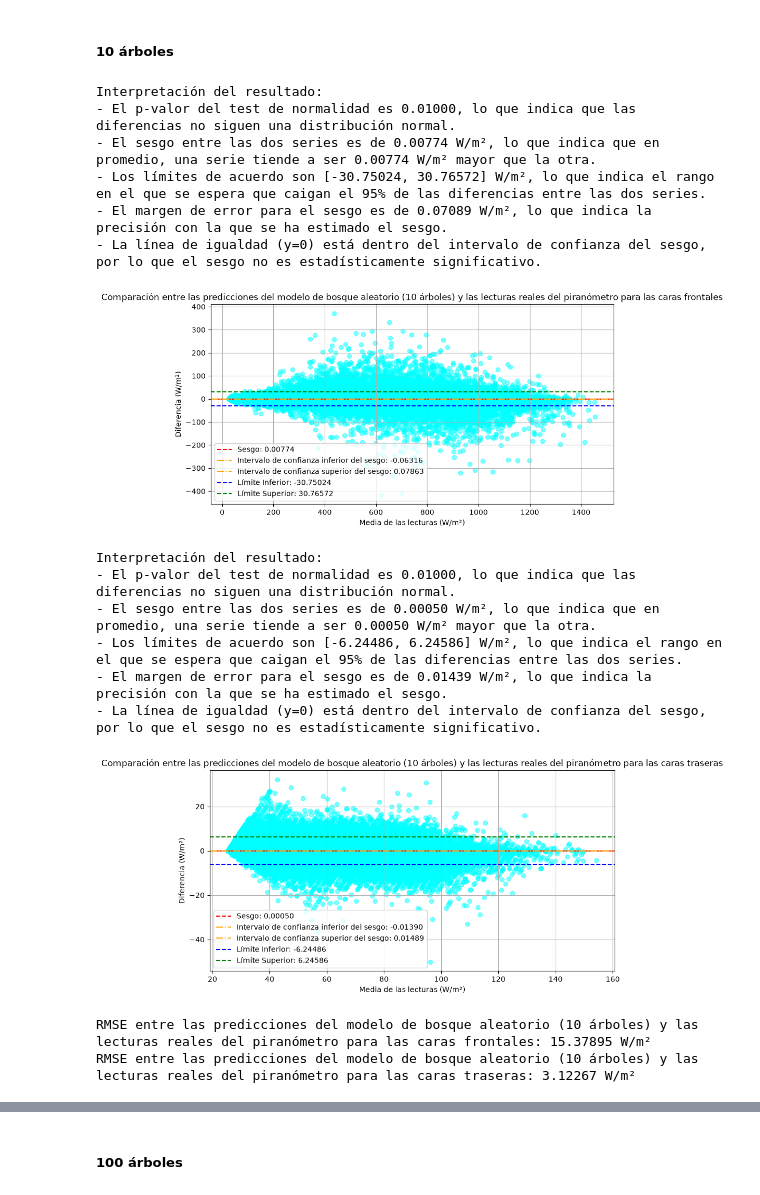
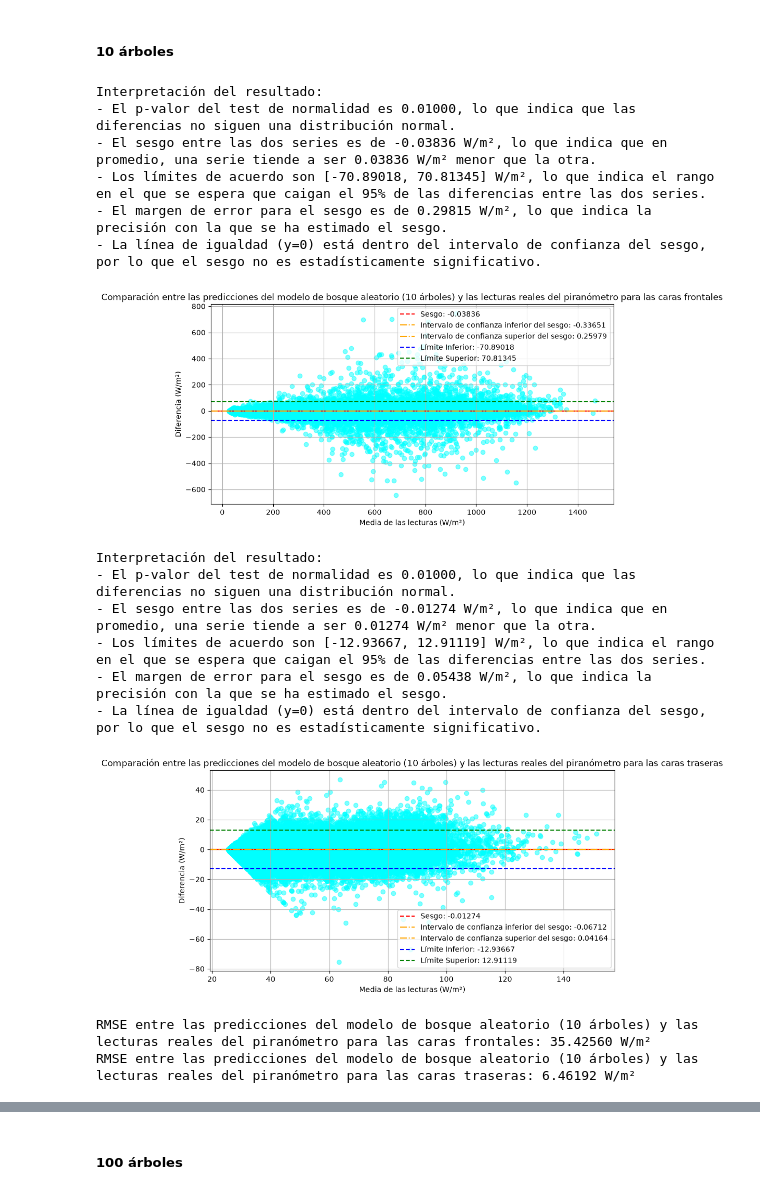
Before and after one commit to jcv00036/extracurriculares_simidat_scripts, a Jupyter notebook: cuadernos/estudio_variables.ipynb, the cells around one changed output, grey strips where cells are left out. Cells and saved outputs as stored; diff of their text form; code cells hidden in the pictures.

```diff
--- a/cuadernos/estudio_variables.ipynb
+++ b/cuadernos/estudio_variables.ipynb
@@ -476,63 +492,71 @@ df = dataframe()
 # Elimino las filas con valores nulos en los piranómetros de grupo y horizontal; y el módulo sensor (grupo 4)
 df = df.dropna(subset=['PIR F1', 'PIR R1', 'PIR F2', 'PIR R2', 'MOD SENSOR G4'], how='any')
 
+df_entrenamiento, df_test = crear_conjuntos_aprendizaje_test(df, semilla=SEMILLA, prop_test=0.3)
+
 # Creo el modelo de bosque aleatorio para las caras frontales y traseras
-X_F = df[['PIR F2', 'MOD SENSOR G4']]
-y_F = df['PIR F1']
+X_F = df_entrenamiento[['PIR F2', 'MOD SENSOR G4']]
+y_F = df_entrenamiento['PIR F1']
 
-modelo_F = RandomForestRegressor(n_estimators=10, random_state=SEMILLA)
+X_F_test = df_test[['PIR F2', 'MOD SENSOR G4']]
+y_F_test = df_test['PIR F1']
+
+modelo_F = RandomForestRegressor(n_estimators=10, random_state=SEMILLA, n_jobs=-1)
 modelo_F.fit(X_F, y_F)
 
-X_R = df[['PIR R2', 'MOD SENSOR G4']]
-y_R = df['PIR R1']
+X_R = df_entrenamiento[['PIR R2', 'MOD SENSOR G4']]
+y_R = df_entrenamiento['PIR R1']
 
-modelo_R = RandomForestRegressor(n_estimators=10, random_state=SEMILLA)
+X_R_test = df_test[['PIR R2', 'MOD SENSOR G4']]
+y_R_test = df_test['PIR R1']
+
+modelo_R = RandomForestRegressor(n_estimators=10, random_state=SEMILLA, n_jobs=-1)
 modelo_R.fit(X_R, y_R)
 
 # Obtenemos las predicciones del modelo de bosque aleatorio para las caras frontales y traseras
-df['prediccion_rf_F'] = modelo_F.predict(X_F)
-df['prediccion_rf_R'] = modelo_R.predict(X_R)
+df_test['prediccion_rf_F'] = modelo_F.predict(X_F_test)
+df_test['prediccion_rf_R'] = modelo_R.predict(X_R_test)
 
 # Hacemos el Bland-Altman
-resultados_F = bland_altman(df['prediccion_rf_F'], df['PIR F1'], df)
-resultados_R = bland_altman(df['prediccion_rf_R'], df['PIR R1'], df)
+resultados_F = bland_altman(df_test['PIR F1'], df_test['prediccion_rf_F'], df_test)
+resultados_R = bland_altman(df_test['PIR R1'], df_test['prediccion_rf_R'], df_test)
 
 interpretar_bland_altman(resultados_F, "W/m²")
 mostrar_bland_altman(resultados_F,
                      "Comparación entre las predicciones del modelo de bosque aleatorio (10 árboles) y las lecturas reales del piranómetro para las caras frontales",
                      "W/m²")
 
 interpretar_bland_altman(resultados_R, "W/m²")
 mostrar_bland_altman(resultados_R,
                      "Comparación entre las predicciones del modelo de bosque aleatorio (10 árboles) y las lecturas reales del piranómetro para las caras traseras",
                      "W/m²")
 
 # Calculo RMSE entre las predicciones del modelo de bosque aleatorio y las lecturas reales del piranómetro para las caras frontales y traseras
-rmse_rf_F = rmse(df['prediccion_rf_F'], df['PIR F1'])
-rmse_rf_R = rmse(df['prediccion_rf_R'], df['PIR R1'])
+rmse_rf_F = rmse(df_test['PIR F1'], df_test['prediccion_rf_F'])
+rmse_rf_R = rmse(df_test['PIR R1'], df_test['prediccion_rf_R'])
 print(f"RMSE entre las predicciones del modelo de bosque aleatorio (10 árboles) y las lecturas reales del piranómetro para las caras frontales: {rmse_rf_F:.5f} W/m²")
 print(f"RMSE entre las predicciones del modelo de bosque aleatorio (10 árboles) y las lecturas reales del piranómetro para las caras traseras: {rmse_rf_R:.5f} W/m²")
 
 # Compongo las filas para crear la tabla de diferencias posteriormente
-fila_rf_F_10 = fila_diferencia_series("r. forest (10 árboles)(Frontal)", df['prediccion_rf_F'], df['PIR F1'])
-fila_rf_R_10 = fila_diferencia_series("r. forest (10 árboles)(Trasera)", df['prediccion_rf_R'], df['PIR R1'])
+fila_rf_F_10 = fila_diferencia_series("r. forest (10 árboles)(Frontal)", df_test['prediccion_rf_F'], df_test['PIR F1'])
+fila_rf_R_10 = fila_diferencia_series("r. forest (10 árboles)(Trasera)", df_test['prediccion_rf_R'], df_test['PIR R1'])
 # %% [output]
 Interpretación del resultado:
 - El p-valor del test de normalidad es 0.01000, lo que indica que las diferencias no siguen una distribución normal.
-- El sesgo entre las dos series es de 0.00774 W/m², lo que indica que en promedio, una serie tiende a ser 0.00774 W/m² mayor que la otra.
-- Los límites de acuerdo son [-30.75024, 30.76572] W/m², lo que indica el rango en el que se espera que caigan el 95% de las diferencias entre las dos series.
-- El margen de error para el sesgo es de 0.07089 W/m², lo que indica la precisión con la que se ha estimado el sesgo.
+- El sesgo entre las dos series es de -0.03836 W/m², lo que indica que en promedio, una serie tiende a ser 0.03836 W/m² menor que la otra.
+- Los límites de acuerdo son [-70.89018, 70.81345] W/m², lo que indica el rango en el que se espera que caigan el 95% de las diferencias entre las dos series.
+- El margen de error para el sesgo es de 0.29815 W/m², lo que indica la precisión con la que se ha estimado el sesgo.
 - La línea de igualdad (y=0) está dentro del intervalo de confianza del sesgo, por lo que el sesgo no es estadísticamente significativo.
-[figure, old version]
+[figure, new version]
 Interpretación del resultado:
 - El p-valor del test de normalidad es 0.01000, lo que indica que las diferencias no siguen una distribución normal.
-- El sesgo entre las dos series es de 0.00050 W/m², lo que indica que en promedio, una serie tiende a ser 0.00050 W/m² mayor que la otra.
-- Los límites de acuerdo son [-6.24486, 6.24586] W/m², lo que indica el rango en el que se espera que caigan el 95% de las diferencias entre las dos series.
-- El margen de error para el sesgo es de 0.01439 W/m², lo que indica la precisión con la que se ha estimado el sesgo.
+- El sesgo entre las dos series es de -0.01274 W/m², lo que indica que en promedio, una serie tiende a ser 0.01274 W/m² menor que la otra.
+- Los límites de acuerdo son [-12.93667, 12.91119] W/m², lo que indica el rango en el que se espera que caigan el 95% de las diferencias entre las dos series.
+- El margen de error para el sesgo es de 0.05438 W/m², lo que indica la precisión con la que se ha estimado el sesgo.
 - La línea de igualdad (y=0) está dentro del intervalo de confianza del sesgo, por lo que el sesgo no es estadísticamente significativo.
-[figure, old version]
+[figure, new version]
-RMSE entre las predicciones del modelo de bosque aleatorio (10 árboles) y las lecturas reales del piranómetro para las caras frontales: 15.37895 W/m²
-RMSE entre las predicciones del modelo de bosque aleatorio (10 árboles) y las lecturas reales del piranómetro para las caras traseras: 3.12267 W/m²
+RMSE entre las predicciones del modelo de bosque aleatorio (10 árboles) y las lecturas reales del piranómetro para las caras frontales: 35.42560 W/m²
+RMSE entre las predicciones del modelo de bosque aleatorio (10 árboles) y las lecturas reales del piranómetro para las caras traseras: 6.46192 W/m²
 # %%
 print(tabla_diferencias([fila_rf_F_10, fila_rf_R_10]))
 # %% [output]
```
Also changed, not shown: parts of 13 cells of this notebook, 3 other files.
